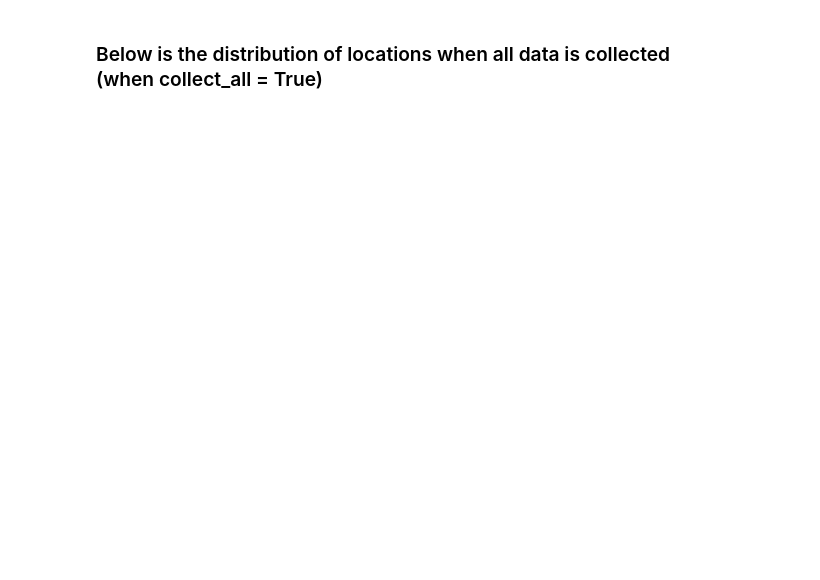
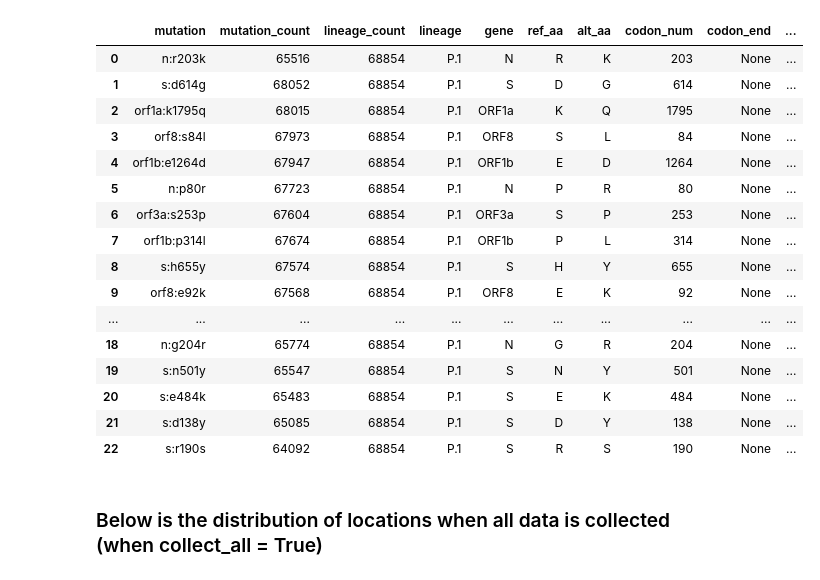
Before and after one commit to outbreak-info/python-outbreak-info, a Jupyter notebook: visualization_demos/visualization_demos.ipynb, the cells around one changed output. Drawn from its saved outputs; the diff is of its cells as text; code cells hidden in the pictures; blank space fills up the shorter version.

Commit message:
changed data func to return json; added back curr_page argument; changed exit clause to check hits or results key is visible

```diff
--- a/visualization_demos/visualization_demos.ipynb
+++ b/visualization_demos/visualization_demos.ipynb
@@ -18,0 +104,2 @@ data = outbreak_data.get_outbreak_data(covid19_endpoint, args, collect_all=True)
+# %%
+lin_mut = outbreak_data.get_outbreak_data('genomics/lineage-mutations', 'pangolin_lineage=P.1')
@@ -19,3 +126,23 @@ data = outbreak_data.get_outbreak_data(covid19_endpoint, args, collect_all=True)
+# %%
+pd.DataFrame(lin_mut['results']['P.1'])
+# %% [output]
+|  | mutation | mutation_count | lineage_count | lineage | gene | ref_aa | alt_aa | codon_num | codon_end | ... |
+| 0 | n:r203k | 65516 | 68854 | P.1 | N | R | K | 203 | None | ... |
+| 1 | s:d614g | 68052 | 68854 | P.1 | S | D | G | 614 | None | ... |
+| 2 | orf1a:k1795q | 68015 | 68854 | P.1 | ORF1a | K | Q | 1795 | None | ... |
+| 3 | orf8:s84l | 67973 | 68854 | P.1 | ORF8 | S | L | 84 | None | ... |
+| 4 | orf1b:e1264d | 67947 | 68854 | P.1 | ORF1b | E | D | 1264 | None | ... |
+| 5 | n:p80r | 67723 | 68854 | P.1 | N | P | R | 80 | None | ... |
+| 6 | orf3a:s253p | 67604 | 68854 | P.1 | ORF3a | S | P | 253 | None | ... |
+| 7 | orf1b:p314l | 67674 | 68854 | P.1 | ORF1b | P | L | 314 | None | ... |
+| 8 | s:h655y | 67574 | 68854 | P.1 | S | H | Y | 655 | None | ... |
+| 9 | orf8:e92k | 67568 | 68854 | P.1 | ORF8 | E | K | 92 | None | ... |
+| ... | ... | ... | ... | ... | ... | ... | ... | ... | ... | ... |
+| 18 | n:g204r | 65774 | 68854 | P.1 | N | G | R | 204 | None | ... |
+| 19 | s:n501y | 65547 | 68854 | P.1 | S | N | Y | 501 | None | ... |
+| 20 | s:e484k | 65483 | 68854 | P.1 | S | E | K | 484 | None | ... |
+| 21 | s:d138y | 65085 | 68854 | P.1 | S | D | Y | 138 | None | ... |
+| 22 | s:r190s | 64092 | 68854 | P.1 | S | R | S | 190 | None | ... |
 # %% [markdown]
 ### Below is the distribution of locations when all data is collected (when collect_all = True)
 # %%
```
Also changed, not shown: parts of 12 cells of this notebook, 1 other file.
